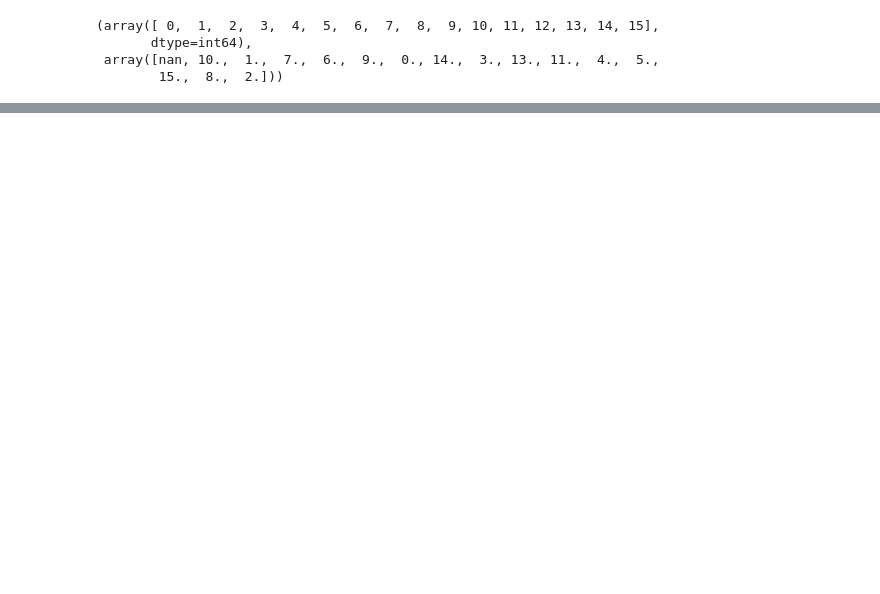
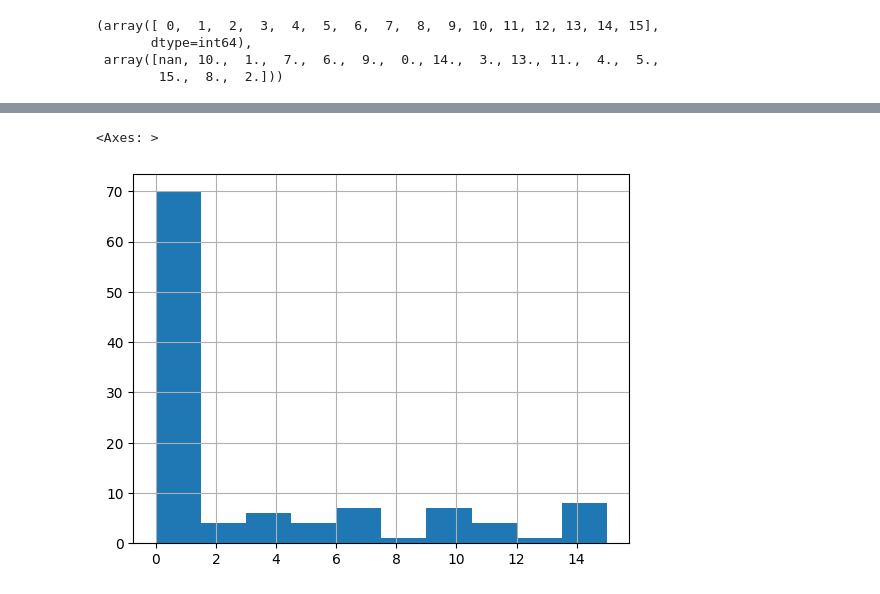
Before and after one commit to parimalakettymuthu/RegressionModels, a Jupyter notebook: Energy_Consumption_Prosumers.ipynb, the cells around one changed output, grey strips where cells are left out. Cells and saved outputs as stored; diff of their text form; code cells hidden in the pictures; blank space fills up the shorter version.

```diff
--- a/Energy_Consumption_Prosumers.ipynb
+++ b/Energy_Consumption_Prosumers.ipynb
@@ -76,0 +156,8 @@ train_df['county'].unique(), weather_station_to_county_mapping_df['county'].uniq
+# %%
+weather_station_to_county_mapping_df['county_name'] = weather_station_to_county_mapping_df['county_name'].fillna('Harjumaa')
+weather_station_to_county_mapping_df['county'] = weather_station_to_county_mapping_df['county'].fillna(0.0)
+# %%
+weather_station_to_county_mapping_df['county'].hist()
+# %% [output]
+<Axes: >
+[figure, added]
```
Also changed, not shown: parts of 26 cells of this notebook.
